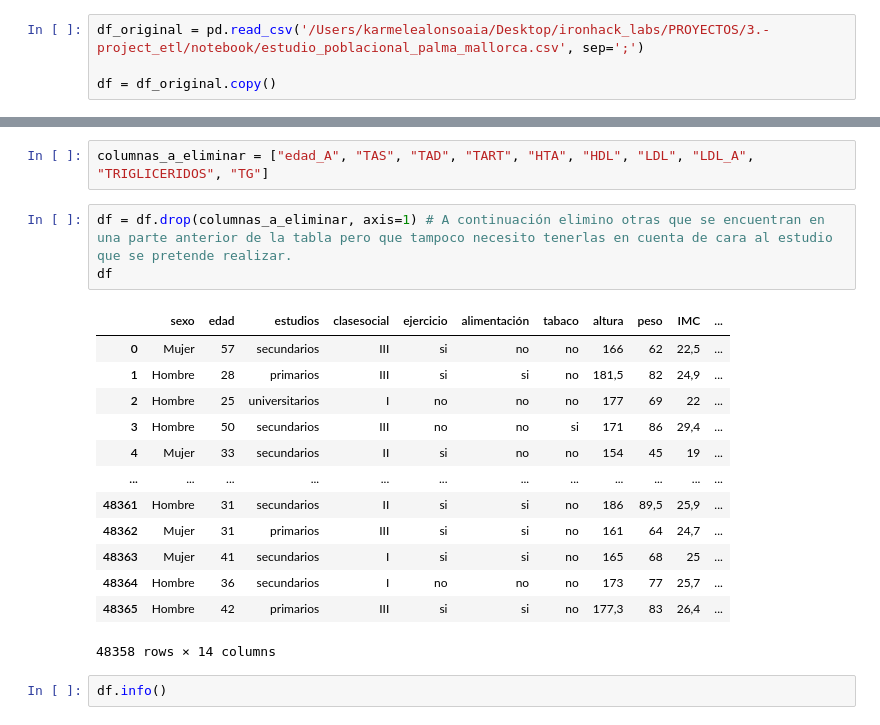
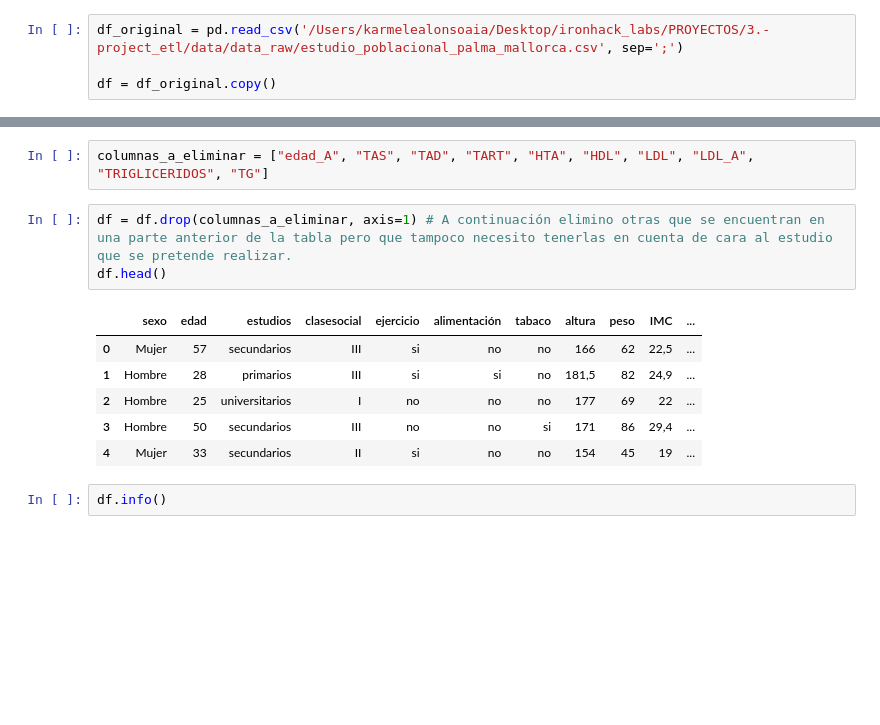
Before and after one commit to karmelealonso/3.-project_etl, a Jupyter notebook: notebook/main.ipynb, the cells around one changed output, grey strips where cells are left out. Saved outputs shown, nothing was run; the diff lists cells and outputs as text; blank space fills up the shorter version.

```diff
--- a/notebook/main.ipynb
+++ b/notebook/main.ipynb
@@ -59,7 +59,7 @@ opciones.add_argument('--incognito')
 # %% [markdown]
 # 1.1. Exploración inicial.
 # %%
-df_original = pd.read_csv('/Users/karmelealonsoaia/Desktop/ironhack_labs/PROYECTOS/3.-project_etl/notebook/estudio_poblacional_palma_mallorca.csv', sep=';')
+df_original = pd.read_csv('/Users/karmelealonsoaia/Desktop/ironhack_labs/PROYECTOS/3.-project_etl/data/data_raw/estudio_poblacional_palma_mallorca.csv', sep=';')
 
 df = df_original.copy()
 # %%
@@ -153,21 +153,14 @@ df
 columnas_a_eliminar = ["edad_A", "TAS", "TAD", "TART", "HTA", "HDL", "LDL", "LDL_A", "TRIGLICERIDOS", "TG"]
 # %%
 df = df.drop(columnas_a_eliminar, axis=1) # A continuación elimino otras que se encuentran en una parte anterior de la tabla pero que tampoco necesito tenerlas en cuenta de cara al estudio que se pretende realizar.
-df
+df.head()
 # %% [output]
 |  | sexo | edad | estudios | clasesocial | ejercicio | alimentación | tabaco | altura | peso | IMC | ... |
 | 0 | Mujer | 57 | secundarios | III | si | no | no | 166 | 62 | 22,5 | ... |
 | 1 | Hombre | 28 | primarios | III | si | si | no | 181,5 | 82 | 24,9 | ... |
 | 2 | Hombre | 25 | universitarios | I | no | no | no | 177 | 69 | 22 | ... |
 | 3 | Hombre | 50 | secundarios | III | no | no | si | 171 | 86 | 29,4 | ... |
 | 4 | Mujer | 33 | secundarios | II | si | no | no | 154 | 45 | 19 | ... |
-| ... | ... | ... | ... | ... | ... | ... | ... | ... | ... | ... | ... |
-| 48361 | Hombre | 31 | secundarios | II | si | si | no | 186 | 89,5 | 25,9 | ... |
-| 48362 | Mujer | 31 | primarios | III | si | si | no | 161 | 64 | 24,7 | ... |
-| 48363 | Mujer | 41 | secundarios | I | si | si | no | 165 | 68 | 25 | ... |
-| 48364 | Hombre | 36 | secundarios | I | no | no | no | 173 | 77 | 25,7 | ... |
-| 48365 | Hombre | 42 | primarios | III | si | si | no | 177,3 | 83 | 26,4 | ... |
-48358 rows × 14 columns
 # %%
 df.info()
 # %% [output]
```
Also changed, not shown: parts of 19 cells of this notebook, 4 other files.
